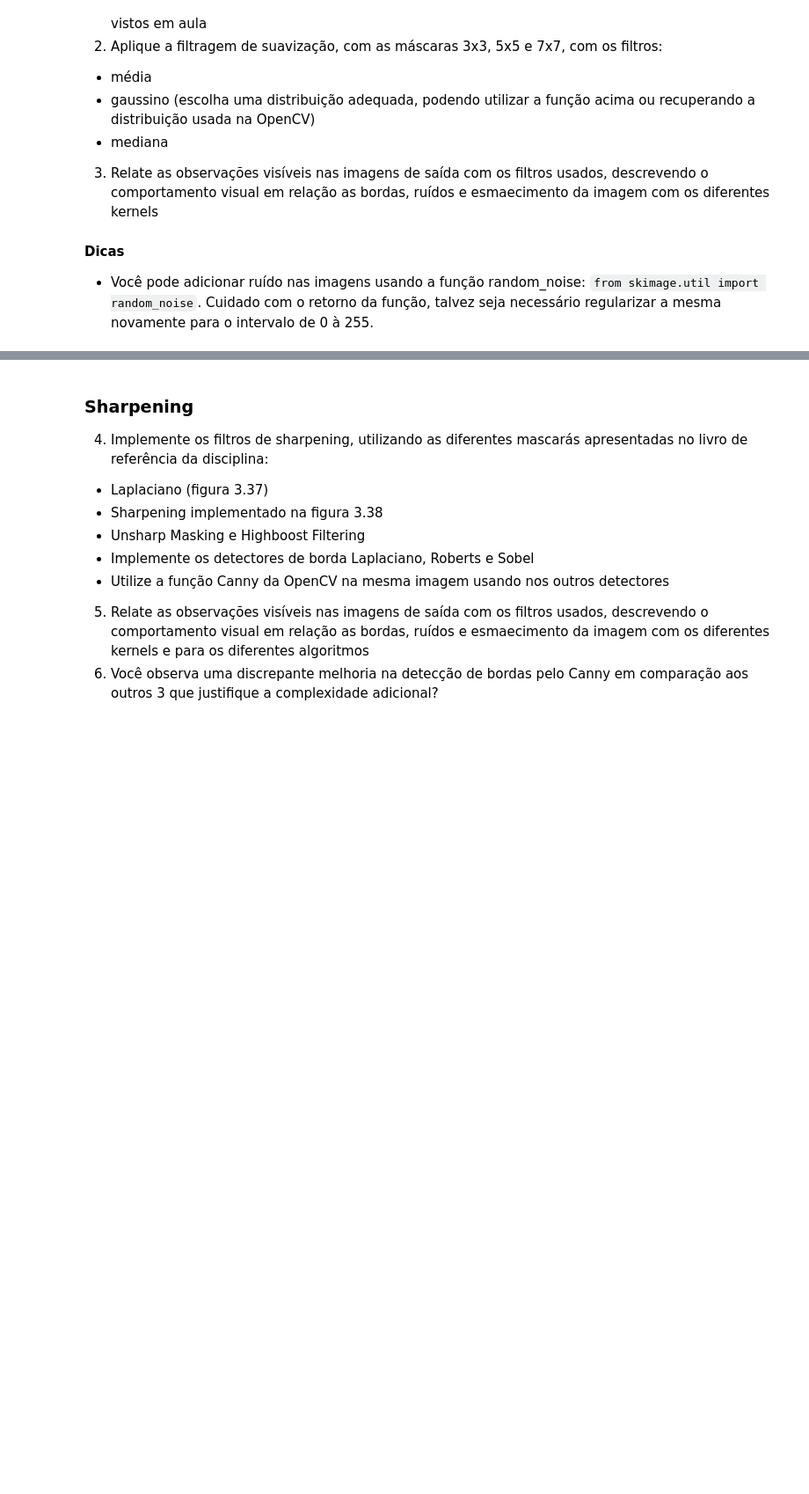
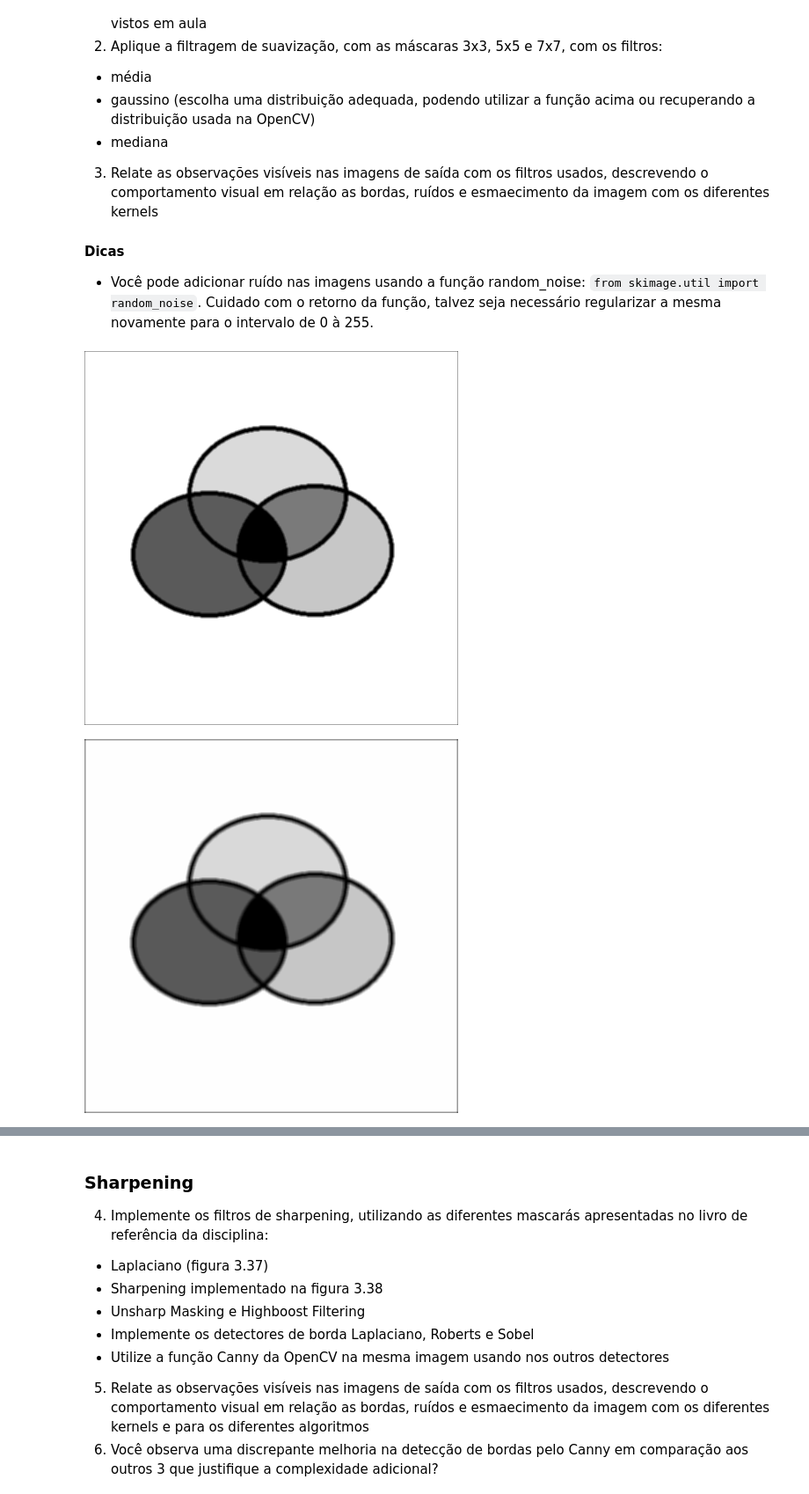
Before and after one commit to Nicolas-1802/ColabProjects, a Jupyter notebook: PDI/Pratica_Filtragem_Espacial.ipynb, the cells around one changed output, grey strips where cells are left out. Shown at 88% size. Drawn from its saved outputs; the diff is of its cells as text; code cells hidden in the pictures; blank space fills up the shorter version.

```diff
--- a/PDI/Pratica_Filtragem_Espacial.ipynb
+++ b/PDI/Pratica_Filtragem_Espacial.ipynb
@@ -109,12 +108,38 @@ def conv2d(img, kernel, padding=True):
     if padding == True:
         padded_img = add_padding(img, pad_height, pad_width)  # Atribui valor à variável padded_img
 
-    print(padded_img)
 
     # Initialize an output image with zeros
     output = np.zeros((img_height, img_width), dtype=float)  # Atribui valor à variável output
 
     # Perform convolution
+    for i in range(img_height):
+        for j in range(img_width):
+            soma = 0.0
+
+            for ki in range(k_height):
+                for kj in range(k_width):
+                    soma += padded_img[i + ki, j + kj] * kernel[ki, kj]
+
+            output[i, j] = soma
+
+    output = np.clip(output, 0, 255)
 
 
     return np.array(output, dtype=np.uint8)
+# %%
+def mean_kernel(size):
+    kernel = np.ones((size, size), dtype=np.float32)
+    kernel = kernel / (size * size)
+    return kernel
+# %%
+img_mean_3 = conv2d(img, mean_kernel(3))
+img_mean_5 = conv2d(img, mean_kernel(5))
+img_mean_7 = conv2d(img, mean_kernel(7))
+
+cv2_imshow(img_mean_3)
+cv2_imshow(img_mean_5)
+cv2_imshow(img_mean_7)
+# %% [output]
+[figure, added]
+[figure, added]
```
Also changed, not shown: parts of 10 cells of this notebook.
